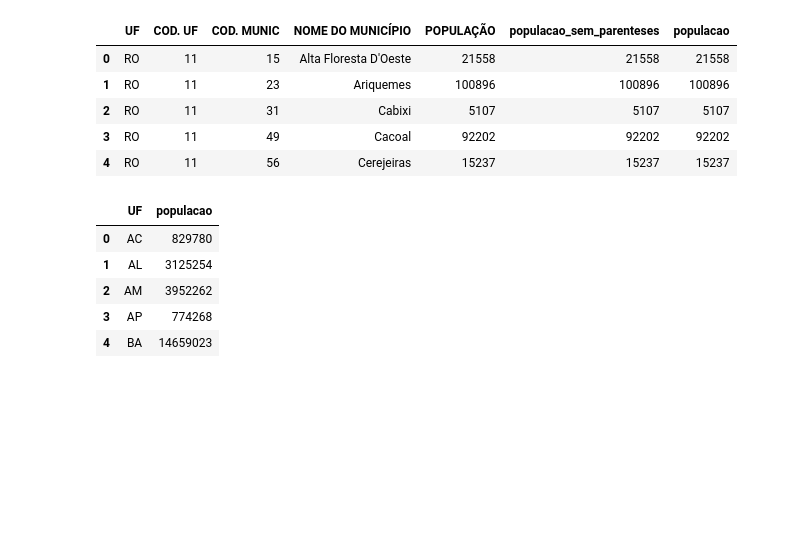
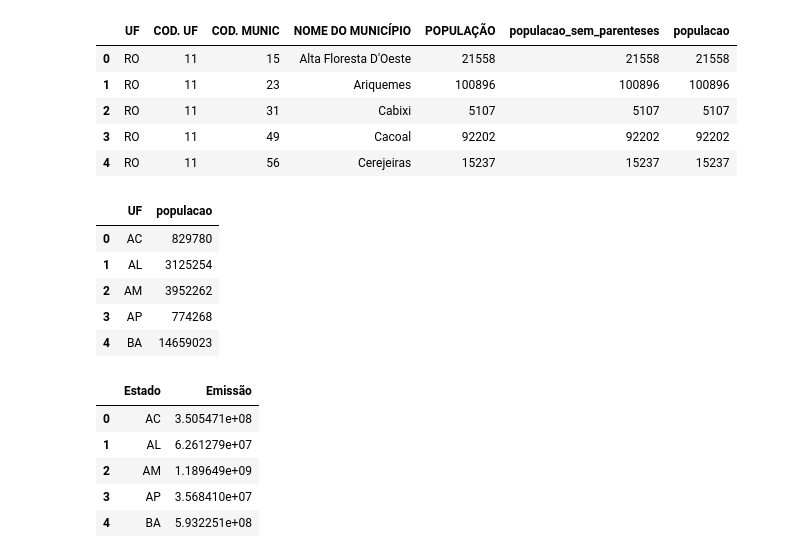
Before and after one commit to vitorlinsbinski/python-data-science, a Jupyter notebook: Pandas Selecionando e Agrupando Dados/01.ipynb, the cells around one changed output. Cells and saved outputs as stored; diff of their text form; code cells hidden in the pictures; blank space fills up the shorter version.

```diff
--- a/Pandas Selecionando e Agrupando Dados/01.ipynb
+++ b/Pandas Selecionando e Agrupando Dados/01.ipynb
@@ -961,3 +961,14 @@ populacao_estados.head()
 | 2 | AM | 3952262 |
 | 3 | AP | 774268 |
 | 4 | BA | 14659023 |
+# %%
+emissao_estados = emissoes_por_ano[emissoes_por_ano['Ano'] == 2021].groupby('Estado')[['Emissão']].sum().reset_index()
+
+emissao_estados.head()
+# %% [output]
+|  | Estado | Emissão |
+| 0 | AC | 3.505471e+08 |
+| 1 | AL | 6.261279e+07 |
+| 2 | AM | 1.189649e+09 |
+| 3 | AP | 3.568410e+07 |
+| 4 | BA | 5.932251e+08 |
```
Also changed, not shown: parts of 7 cells of this notebook, 22 other files.
